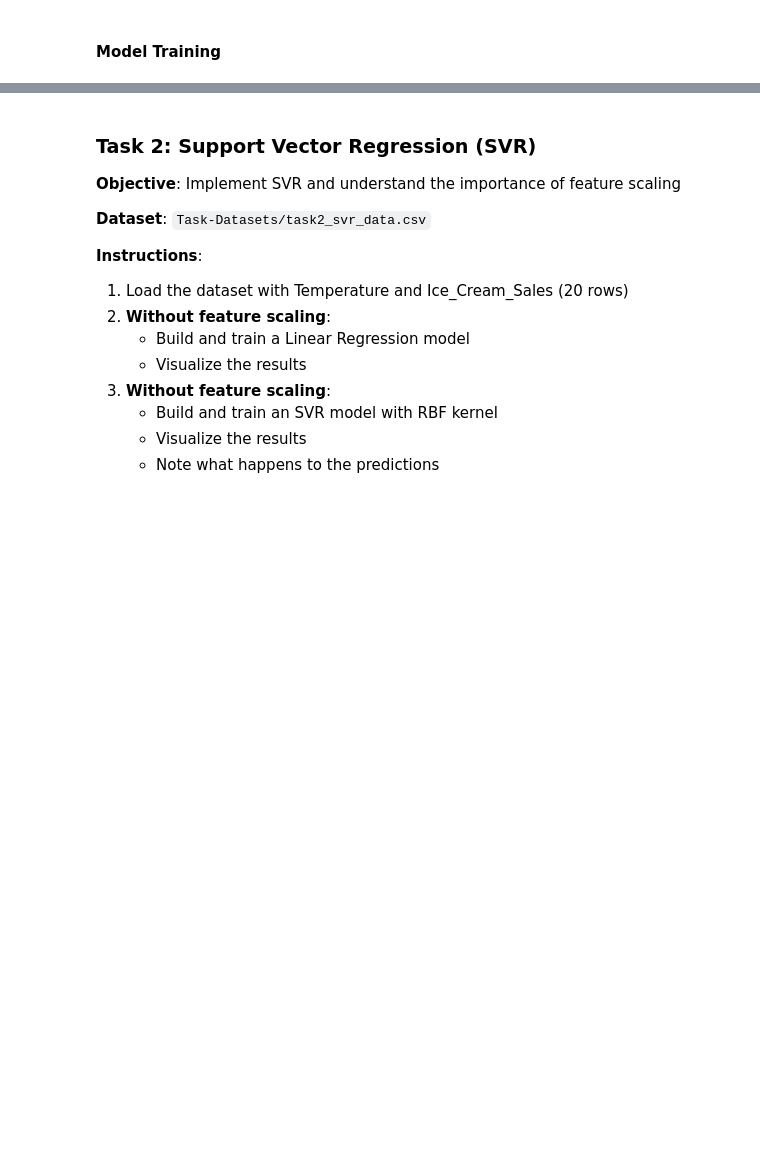
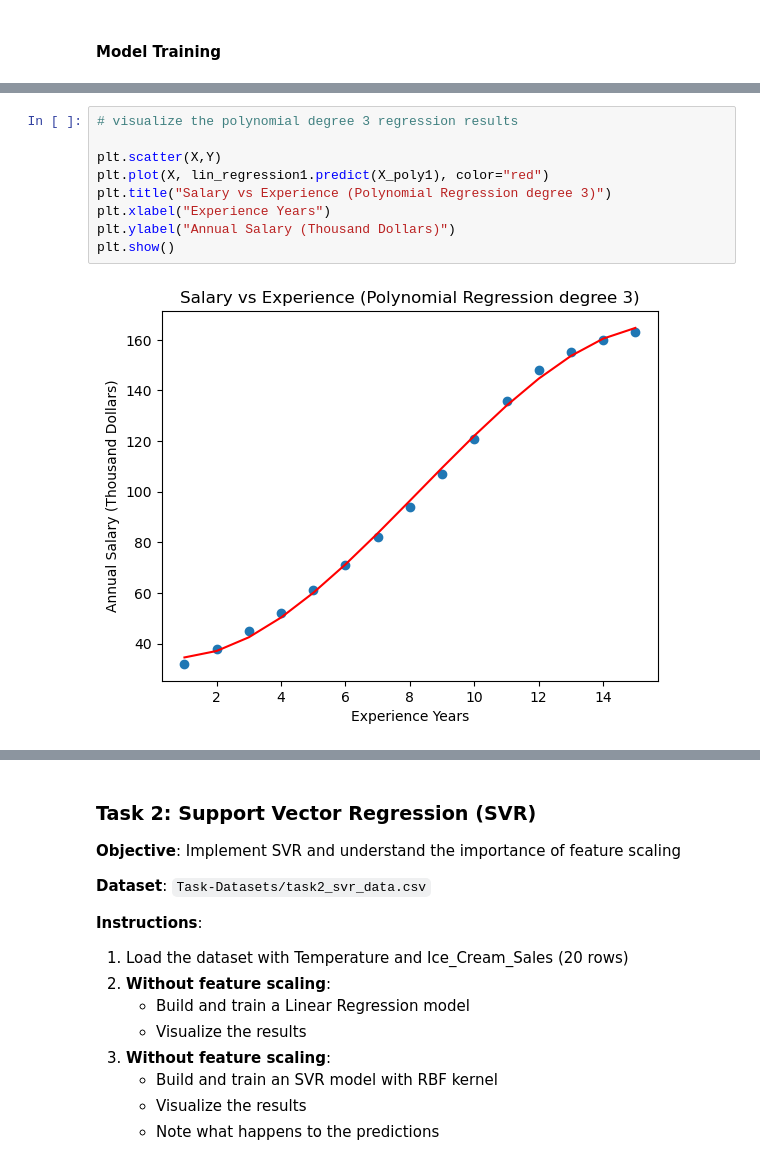
Before and after one commit to Ezerioha-ifeanyi/Week-15-Take-Home, a Jupyter notebook: Take Home.ipynb, the cells around one changed output, grey strips where cells are left out. Saved outputs shown, nothing was run; the diff lists cells and outputs as text; blank space fills up the shorter version.

```diff
--- a/Take Home.ipynb
+++ b/Take Home.ipynb
@@ -96,0 +162,11 @@ linearModel.fit()
+# %%
+# visualize the polynomial degree 3 regression results
+
+plt.scatter(X,Y)
+plt.plot(X, lin_regression1.predict(X_poly1), color="red")
+plt.title("Salary vs Experience (Polynomial Regression degree 3)")
+plt.xlabel("Experience Years")
+plt.ylabel("Annual Salary (Thousand Dollars)")
+plt.show()
+# %% [output]
+[figure, added]
```
Also changed, not shown: parts of 12 cells of this notebook.
